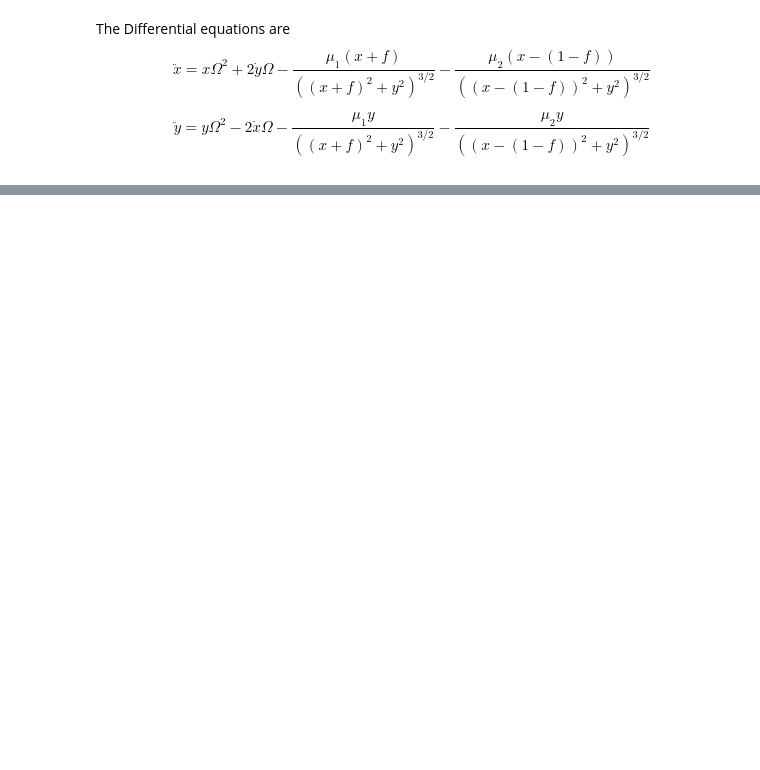
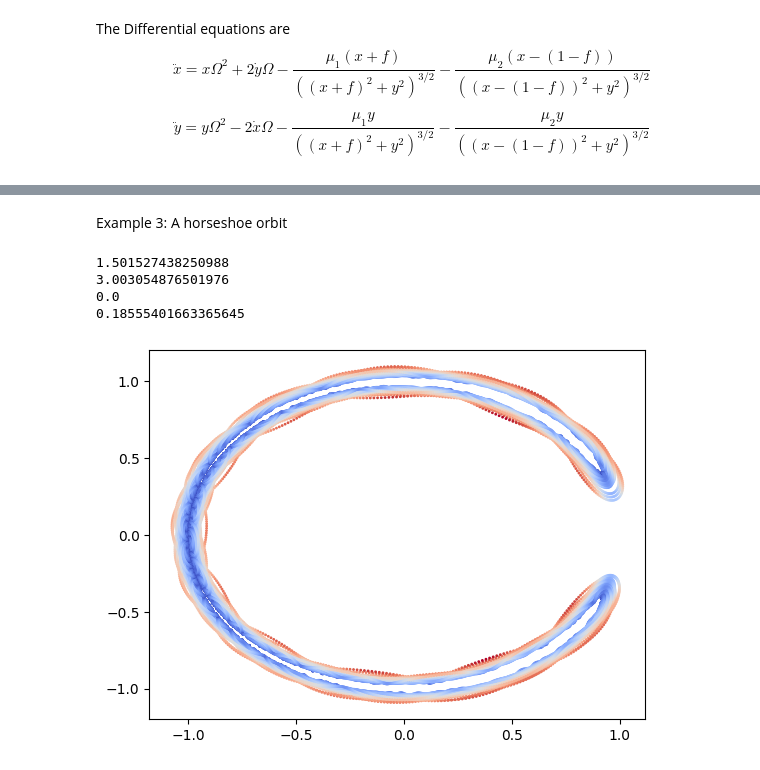
Before and after one commit to MickeyOSK139/MyPersonalWorks, a Jupyter notebook: ComputationalProj.ipynb, the cells around one changed output, grey strips where cells are left out. Saved outputs shown, nothing was run; the diff lists cells and outputs as text; code cells hidden in the pictures; blank space fills up the shorter version.

```diff
--- a/ComputationalProj.ipynb
+++ b/ComputationalProj.ipynb
@@ -49,0 +79,27 @@ array([1.5       , 1.4992635 , 1.49705384, ..., 1.42820311, 1.42337579,
+# %% [markdown]
+Example 3: A horseshoe orbit
+# %%
+Nout = 100000
+t = np.linspace(0, 10000, Nout+1)
+Omega = 1
+mu = 1e-3
+z0 = [-1.005, 0, 0, 0]
+z = odeint(model_3body,z0,t, args=(Omega, mu))
+Nout = len(t)
+x = z[:,0]
+y = z[:,2]
+v = np.sqrt(z[:,1]**2 + z[:,3]**2)
+v1 = v/np.max(v)
+plt.scatter(x, y, s = 1, c = v1, cmap = "coolwarm")
+U = Omega**2/2*(z0[0]**2+z0[2]**2) + 1/((z0[0]+mu)**2+z0[2]**2)**0.5 + mu/((z0[0]-1+mu)**2+z0[2]**2)**0.5
+J_0 = 2*U - z0[1]**2 - z0[3]**2
+print (U)
+print (J_0)
+print(np.min(v))
+print(np.max(v))
+# %% [output]
+1.501527438250988
+3.003054876501976
+0.0
+0.18555401663365645
+[figure, added]
```
Also changed, not shown: parts of 4 cells of this notebook.
